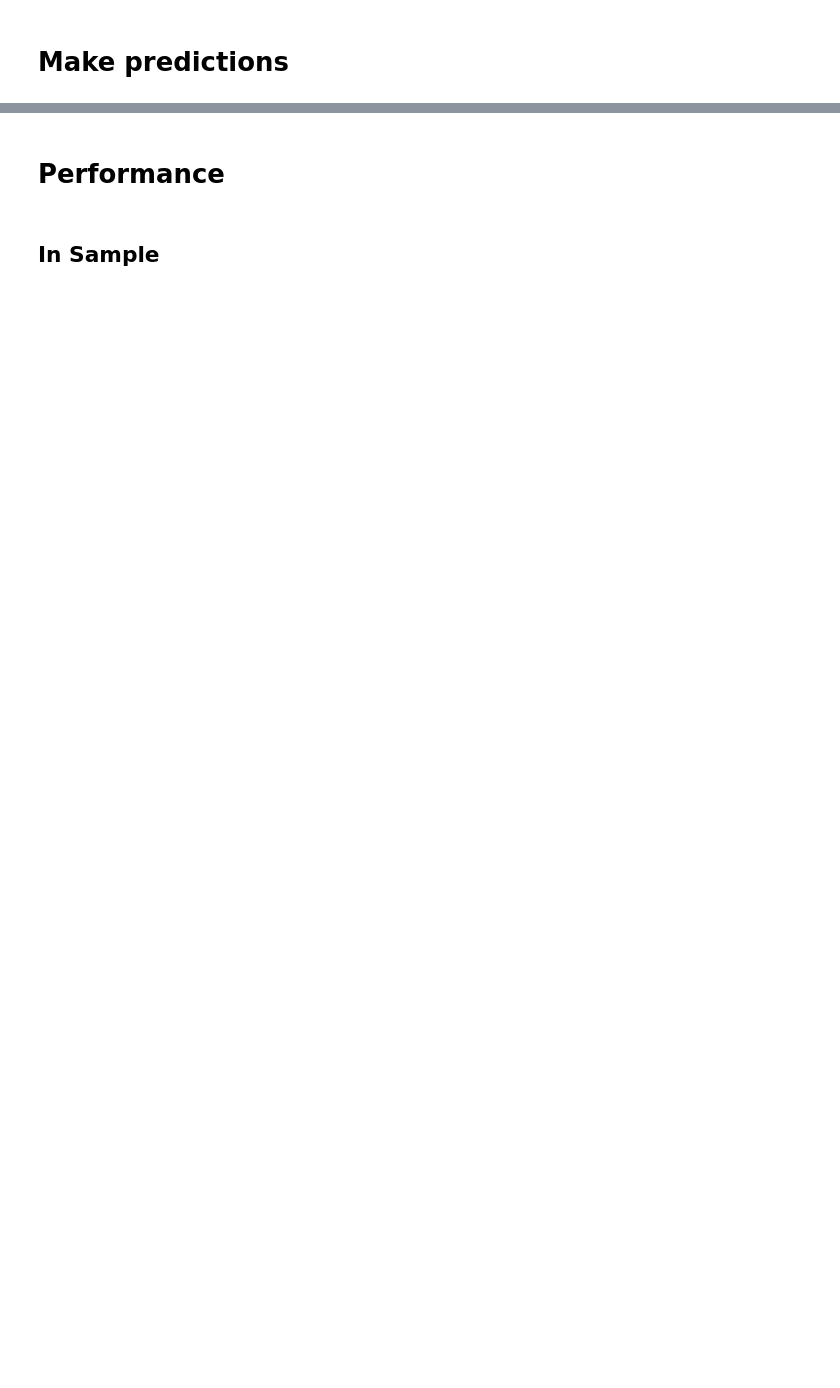
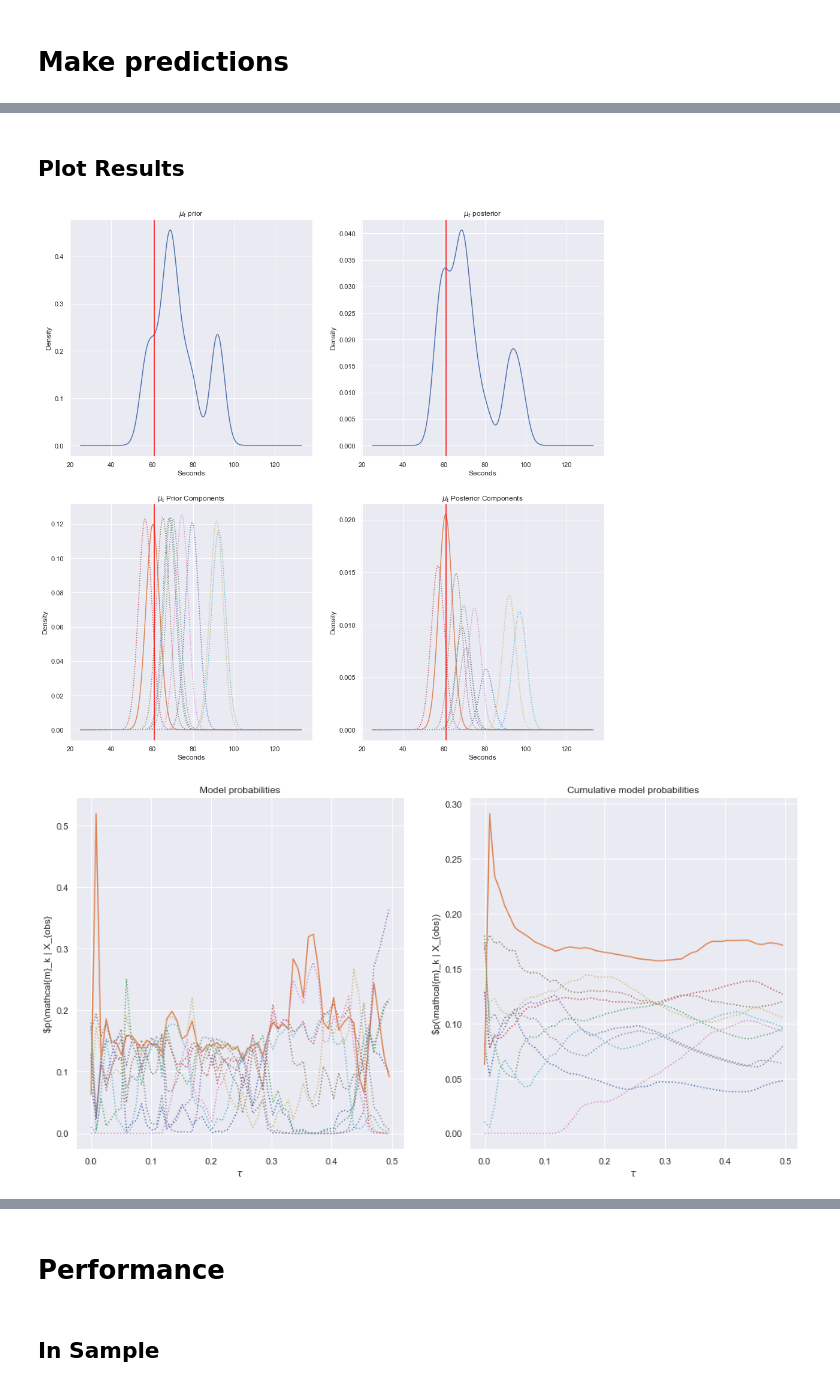
Before and after one commit to SebastianCallh/master-thesis, a Jupyter notebook: model/model.ipynb, the cells around one changed output, grey strips where cells are left out. Saved outputs shown, nothing was run; the diff lists cells and outputs as text; code cells hidden in the pictures; blank space fills up the shorter version.

```diff
--- a/model/model.ipynb
+++ b/model/model.ipynb
@@ -969,0 +485,46 @@ predicting for 299
+# %% [markdown]
+## Plot Results
+# %%
+from predict import model_cum_loglik, prediction_distribution
+from plotting import plot_grid, plot_mu_t, plot_model_probabilities, plot_state_model_means
+
+linestyle = lambda i: '-' if i == test_traj_ix else ':'
+
+cum_log_liks = [
+    model_cum_loglik(m, X_obs, tau)
+    for m, tau in zip(models_to_use, tau_mus)
+]
+
+prior_tau = np.array(fraction_observed).reshape(1, -1)
+prior_components = [
+    prediction_distribution(t_grid, predict(model.h, prior_tau))
+    for model in models_to_use
+]
+plot_mu_t(
+    t_grid,
+    prior_components,
+    posterior_components,
+    time_left,
+    linestyle
+)
+
+progression = np.linspace(
+    0, seg.iloc[-1].tau, seg.shape[0]
+).reshape(-1, 1)
+
+plot_model_probabilities(
+    progression,
+    model_prob_columns,
+    cum_model_probs_columns,
+    linestyle
+)
+
+plot_state_model_means(
+    models_to_use,
+    seg,
+    progression,
+    linestyle
+)
+# %% [output]
+[figure, added]
+[figure, added]
```
Also changed, not shown: parts of 15 cells of this notebook, 7 other files.
